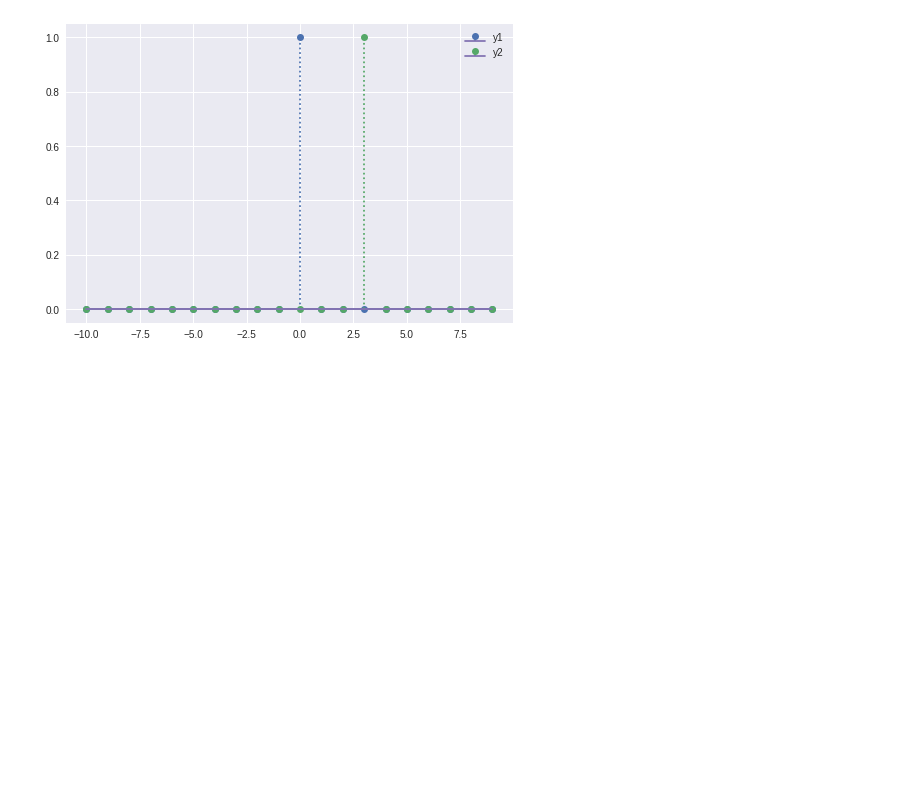
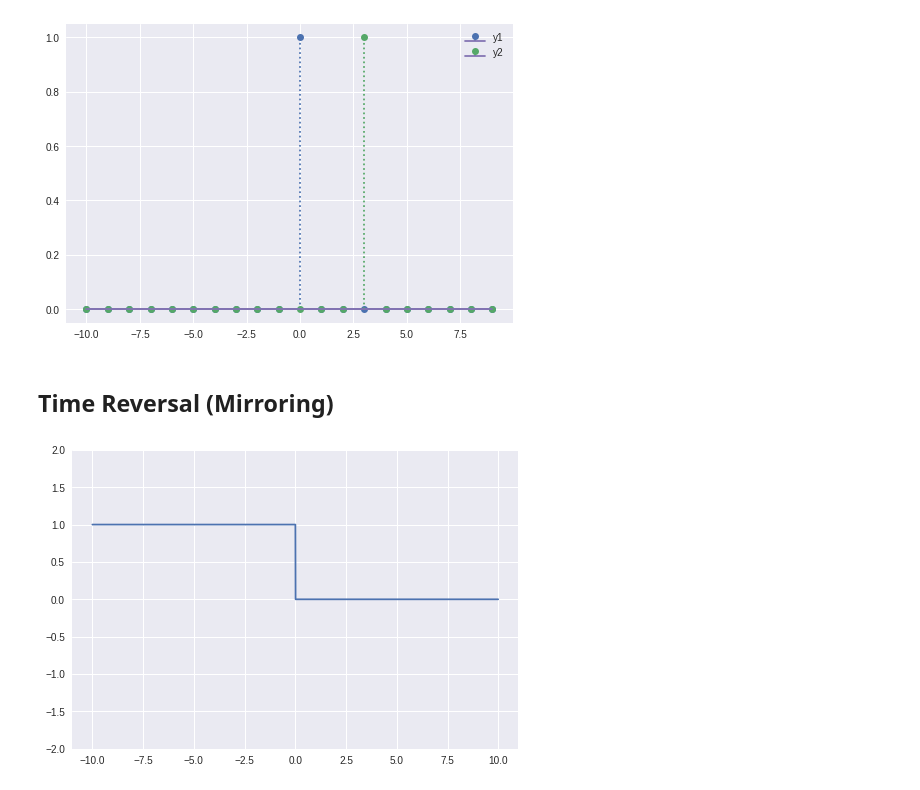
Before and after one commit to sbme-tutorials/sbe309-week2-demo, a Jupyter notebook: week2_signals_basics.ipynb, the cells around one changed output. Cells and saved outputs as stored; diff of their text form; code cells hidden in the pictures; blank space fills up the shorter version.

```diff
--- a/week2_signals_basics.ipynb
+++ b/week2_signals_basics.ipynb
@@ -124,3 +126,11 @@ impulse_sig_shifted = impulse( ts - 3 )
 stem2( ts, impulse_sig , impulse_sig_shifted)
 # %% [output]
 [figure]
+# %% [markdown]
+## Time Reversal (Mirroring)
+# %%
+ts = np.arange(-10,10,0.01)
+step_sig = step( -ts )
+plot( ts , step_sig )
+# %% [output]
+[figure, added]
```
Also changed, not shown: parts of 7 cells of this notebook.
